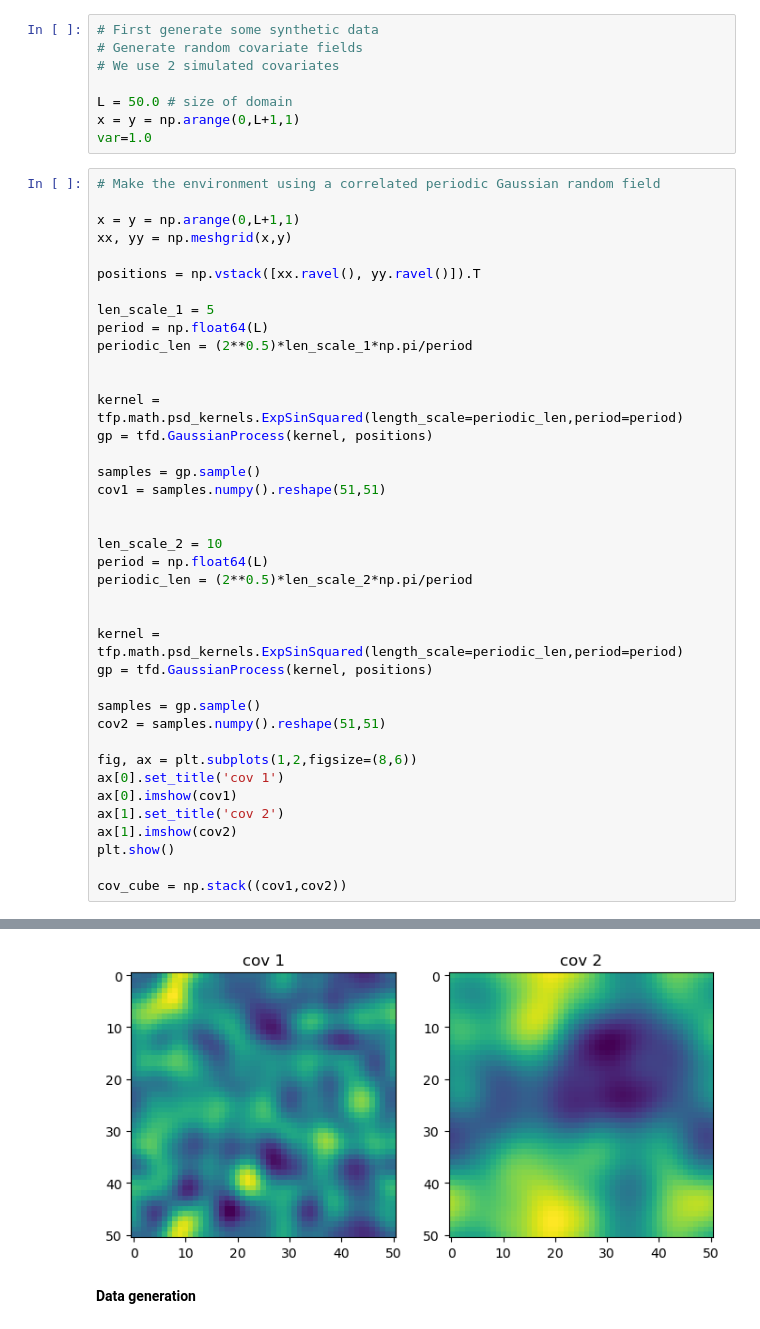
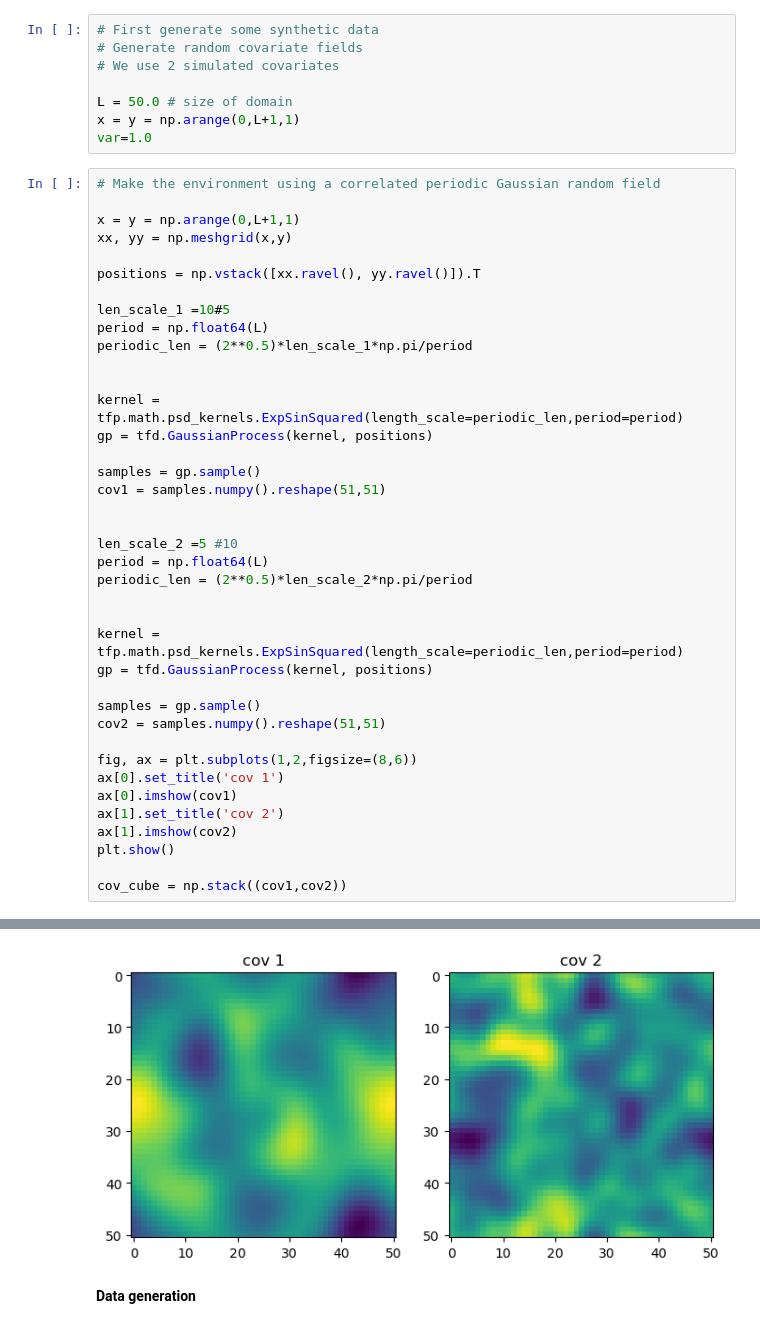
Before and after one commit to ctorney/mssf-vi, a Jupyter notebook: synthetic_inference/mssf_hmc-PN.ipynb, the cells around one changed output, grey strips where cells are left out. Cells and saved outputs as stored; diff of their text form.

```diff
--- a/synthetic_inference/mssf_hmc-PN.ipynb
+++ b/synthetic_inference/mssf_hmc-PN.ipynb
@@ -40,7 +40,7 @@ xx, yy = np.meshgrid(x,y)
 
 positions = np.vstack([xx.ravel(), yy.ravel()]).T
 
-len_scale_1 = 5
+len_scale_1 =10#5
 period = np.float64(L)
 periodic_len = (2**0.5)*len_scale_1*np.pi/period
 
@@ -52,7 +52,7 @@ samples = gp.sample()
 cov1 = samples.numpy().reshape(51,51)
 
 
-len_scale_2 = 10
+len_scale_2 =5 #10
 period = np.float64(L)
 periodic_len = (2**0.5)*len_scale_2*np.pi/period
 
@@ -78,4 +78,4 @@ cov_cube = np.stack((cov1,cov2))
-[figure, old version]
+[figure, new version]
 # %% [markdown]
 **Data generation**
 # %%
```
Also changed, not shown: parts of 7 cells of this notebook, 4 other files.
